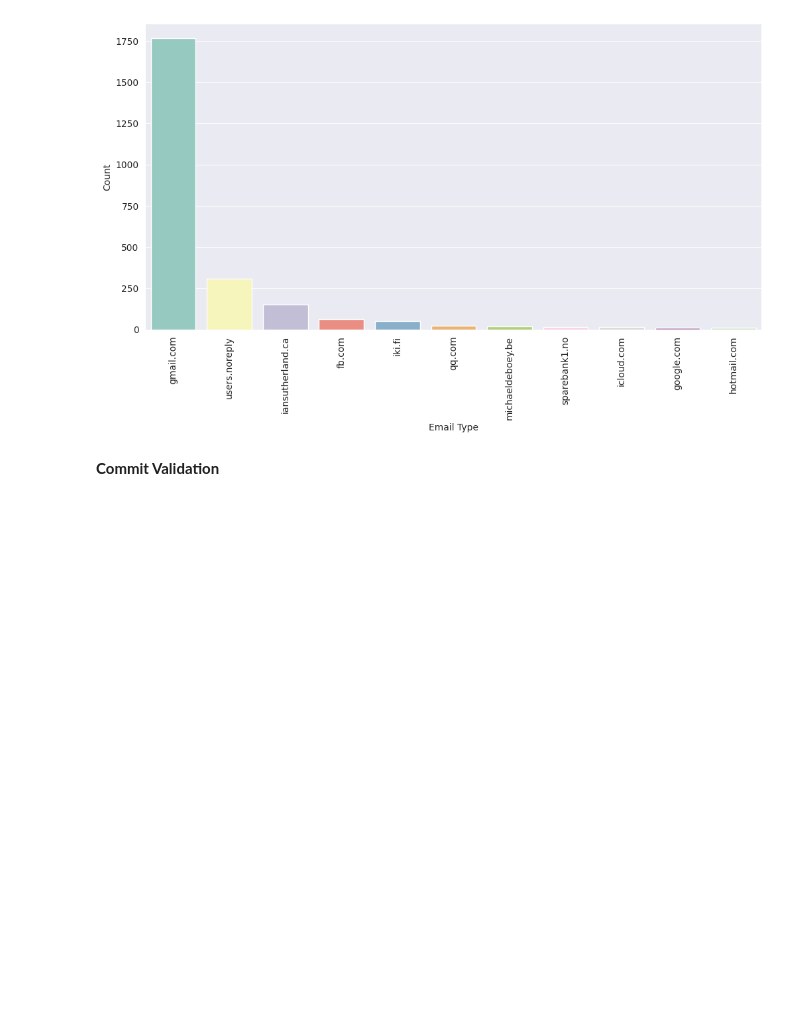
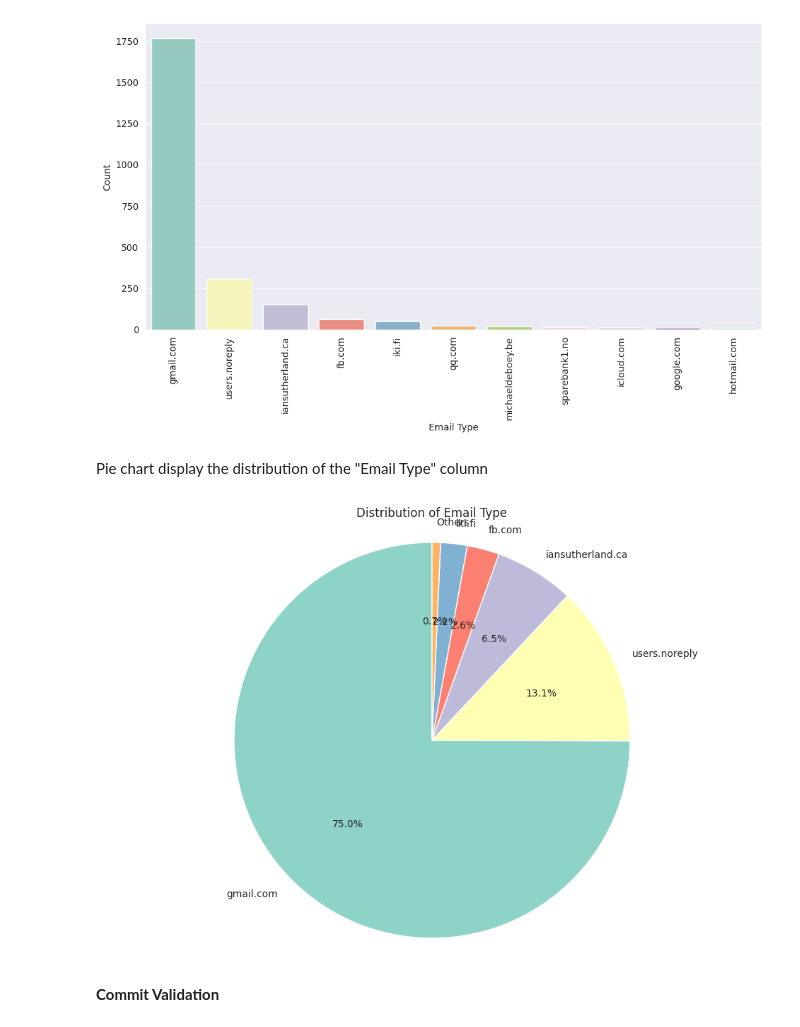
Before and after one commit to VinhPhamAI/Data-Analyst, a Jupyter notebook: Data_Analyst.ipynb, the cells around one changed output. Cells and saved outputs as stored; diff of their text form; code cells hidden in the pictures; blank space fills up the shorter version.

```diff
--- a/Data_Analyst.ipynb
+++ b/Data_Analyst.ipynb
@@ -613,6 +613,26 @@ plt.ylabel('Count')
 plt.show()
 # %% [output]
 [figure]
+# %% [markdown]
+Pie chart display the distribution of the "Email Type" column
+# %%
+email_type_counts = df['Email Type'].value_counts()
+email_type_percentages = (email_type_counts / len(df)) * 100
+small_email = email_type_percentages[email_type_percentages < 1]
+email_type_counts['Others'] = small_email.sum()
+
+email_type_counts = email_type_counts.drop(small_email.index)
+
+plt.figure(figsize=(12, 8))
+plt.pie(email_type_counts, labels=email_type_counts.index, autopct='%1.1f%%', startangle=90)
+
+plt.title('Distribution of Email Type')
+
+plt.axis('equal')
+
+plt.show()
+# %% [output]
+[figure, added]
 # %% [markdown]
 **Commit Validation**
 # %%
```
Also changed, not shown: parts of 13 cells of this notebook.
